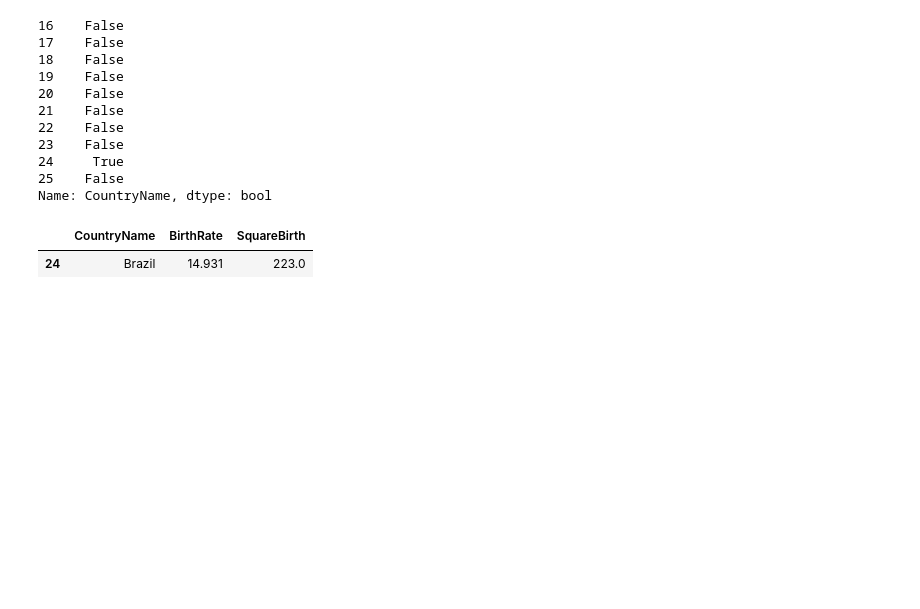
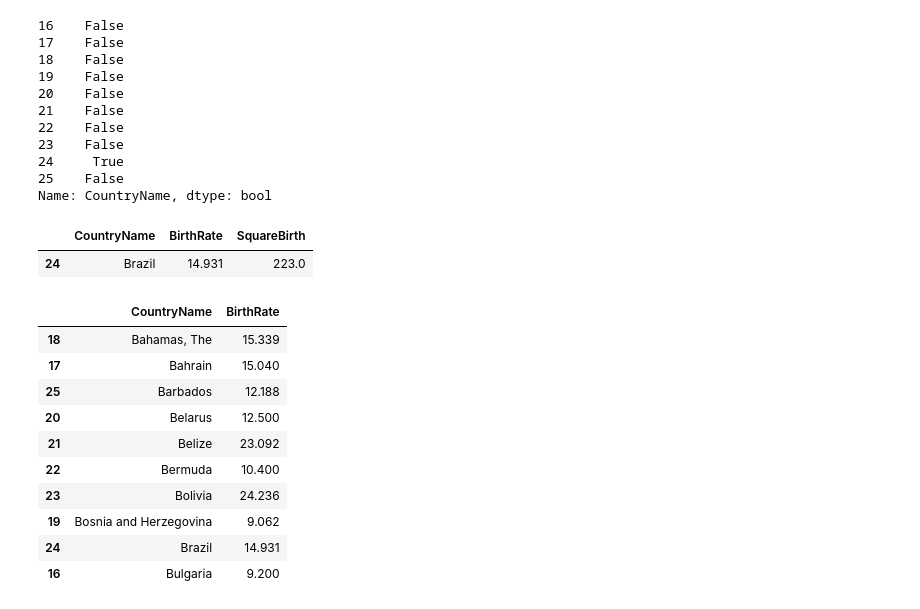
Before and after one commit to rmc3408/python, a Jupyter notebook: data-science/python-A-Z/dataFrames.ipynb, the cells around one changed output. Cells and saved outputs as stored; diff of their text form; code cells hidden in the pictures; blank space fills up the shorter version.

```diff
--- a/data-science/python-A-Z/dataFrames.ipynb
+++ b/data-science/python-A-Z/dataFrames.ipynb
@@ -167,3 +167,18 @@ dataMultiply[dataMultiply['CountryName'].str.contains('Brazil')]
 # %% [output]
 |  | CountryName | BirthRate | SquareBirth |
 | 24 | Brazil | 14.931 | 223.0 |
+# %%
+dataMultiply = dataMultiply.drop(columns='SquareBirth')
+dataMultiply.sort_values('CountryName')
+# %% [output]
+|  | CountryName | BirthRate |
+| 18 | Bahamas, The | 15.339 |
+| 17 | Bahrain | 15.040 |
+| 25 | Barbados | 12.188 |
+| 20 | Belarus | 12.500 |
+| 21 | Belize | 23.092 |
+| 22 | Bermuda | 10.400 |
+| 23 | Bolivia | 24.236 |
+| 19 | Bosnia and Herzegovina | 9.062 |
+| 24 | Brazil | 14.931 |
+| 16 | Bulgaria | 9.200 |
```
Also changed, not shown: parts of 9 cells of this notebook, 2 other files.
